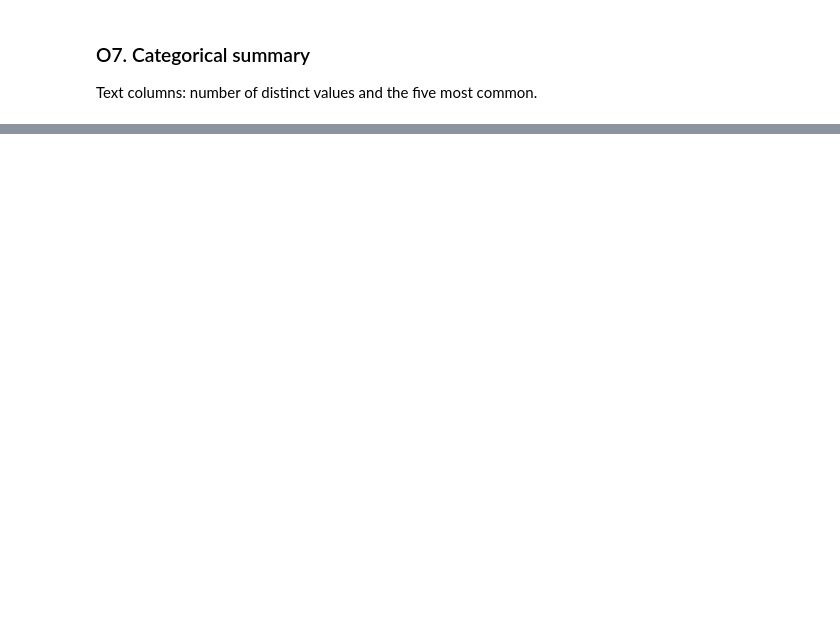
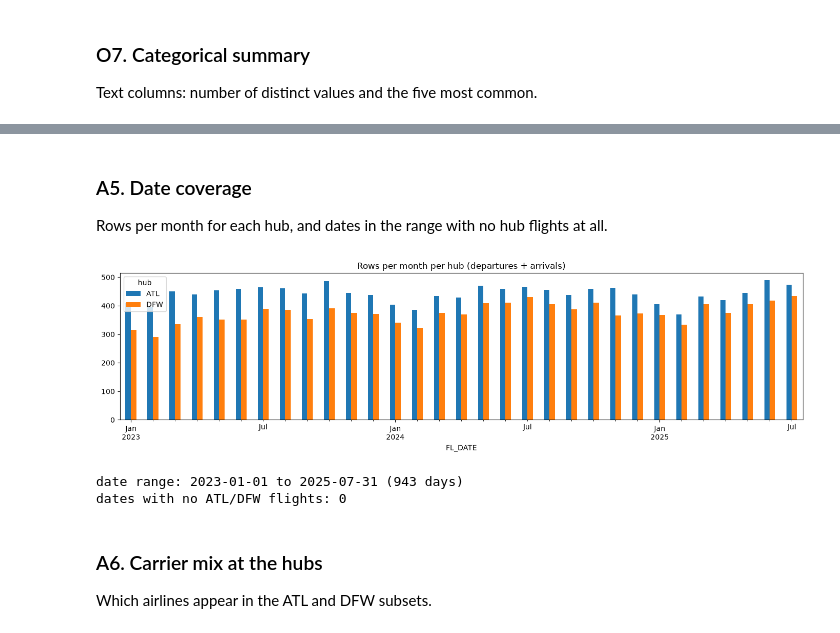
Before and after one commit to calvin4370/flight-delay-dashboard, a Jupyter notebook: notebooks/eda.ipynb, the cells around one changed output, grey strips where cells are left out. Saved outputs shown, nothing was run; the diff lists cells and outputs as text; code cells hidden in the pictures; blank space fills up the shorter version.

```diff
--- a/notebooks/eda.ipynb
+++ b/notebooks/eda.ipynb
@@ -104,0 +246,13 @@ pd.DataFrame({
+# %%
+hub_summary = pd.DataFrame({
+    "departures": [(df["ORIGIN"] == h).sum() for h in HUBS],
+    "arrivals": [(df["DEST"] == h).sum() for h in HUBS],
+}, index=HUBS)
+hub_summary["total"] = hub_summary.sum(axis=1)
+
+touches_hub = df["ORIGIN"].isin(HUBS) | df["DEST"].isin(HUBS)
+between_hubs = df["ORIGIN"].isin(HUBS) & df["DEST"].isin(HUBS)
+
+print(f"rows touching ATL or DFW: {touches_hub.sum():,} ({touches_hub.mean():.1%} of dataset)")
+print(f"rows between ATL and DFW: {between_hubs.sum():,}")
+hub_summary
@@ -104,0 +350,26 @@ pd.DataFrame({
+# %% [markdown]
+### A5. Date coverage
+
+Rows per month for each hub, and dates in the range with no hub flights at all.
+# %%
+hub_rows = df[touches_hub].copy()
+hub_rows["hub"] = np.where(hub_rows["ORIGIN"].isin(HUBS), hub_rows["ORIGIN"], hub_rows["DEST"])
+monthly = hub_rows.groupby([hub_rows["FL_DATE"].dt.to_period("M"), "hub"]).size().unstack(fill_value=0)
+
+fig, ax = plt.subplots(figsize=(14, 4))
+monthly.plot(kind="bar", ax=ax)
+ax.set_title("Rows per month per hub (departures + arrivals)")
+plt.tight_layout()
+plt.show()
+
+missing_dates = all_dates.difference(hub_rows["FL_DATE"].unique())
+print(f"date range: {all_dates.min().date()} to {all_dates.max().date()} ({len(all_dates)} days)")
+print(f"dates with no ATL/DFW flights: {len(missing_dates)}")
+# %% [output]
+[figure, added]
+date range: 2023-01-01 to 2025-07-31 (943 days)
+dates with no ATL/DFW flights: 0
+# %% [markdown]
+### A6. Carrier mix at the hubs
+
+Which airlines appear in the ATL and DFW subsets.
```
Also changed, not shown: parts of 122 cells of this notebook.
